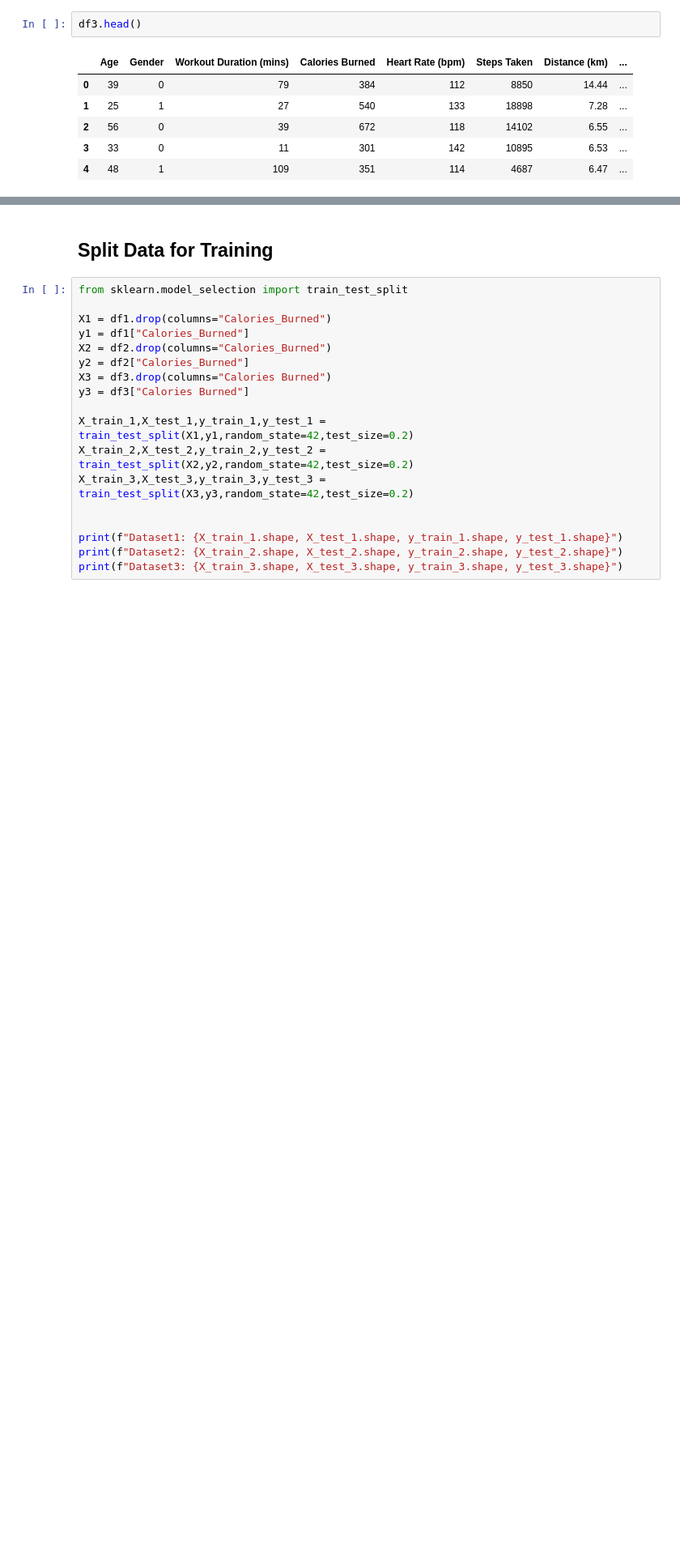
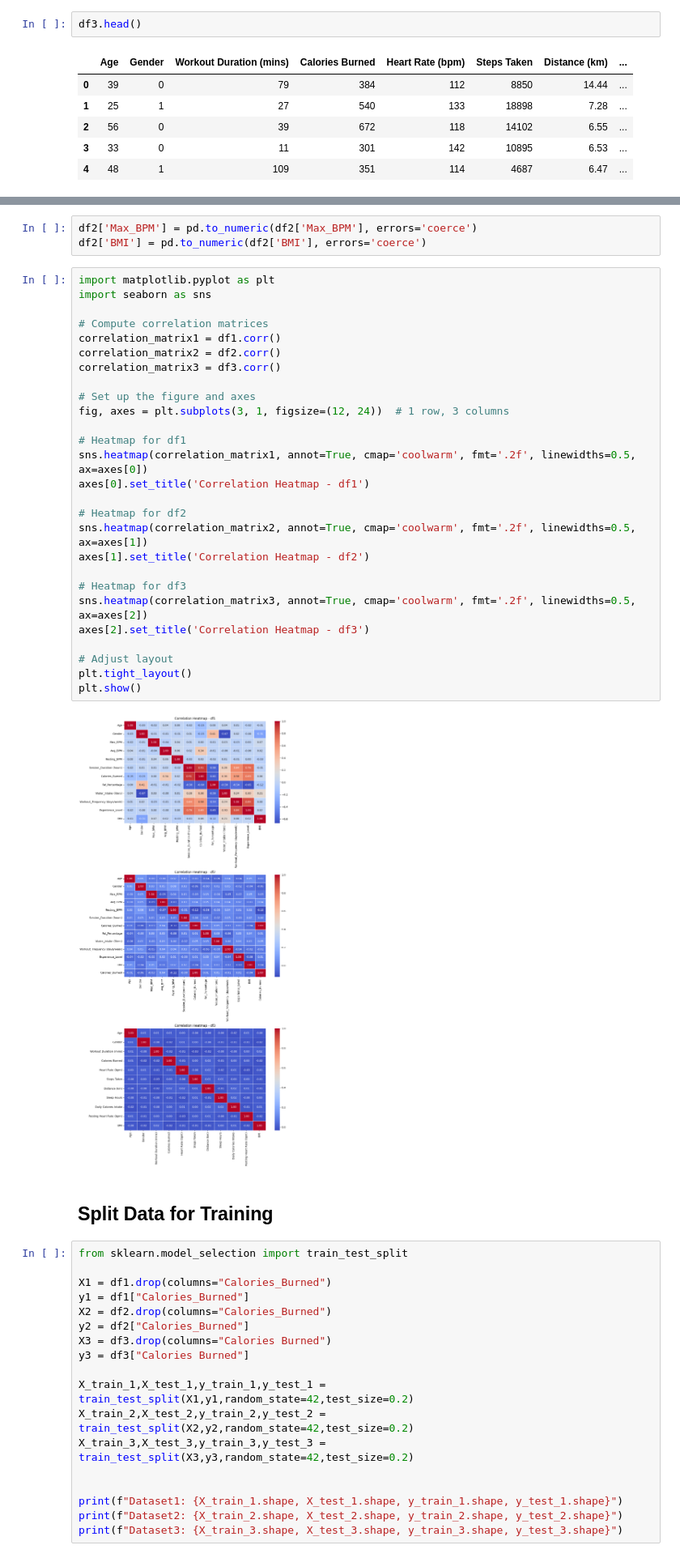
Before and after one commit to william9087/predicting_calories, a Jupyter notebook: x.ipynb, the cells around one changed output, grey strips where cells are left out. Shown at 81% size. Drawn from its saved outputs; the diff is of its cells as text; blank space fills up the shorter version.

Commit message:
Add correlation graph, mse and  update status report doc

```diff
--- a/x.ipynb
+++ b/x.ipynb
@@ -89,3 +90,35 @@ df3.head()
+# %%
+df2['Max_BPM'] = pd.to_numeric(df2['Max_BPM'], errors='coerce')
+df2['BMI'] = pd.to_numeric(df2['BMI'], errors='coerce')
+# %%
+import matplotlib.pyplot as plt
+import seaborn as sns
+
+# Compute correlation matrices
+correlation_matrix1 = df1.corr()
+correlation_matrix2 = df2.corr()
+correlation_matrix3 = df3.corr()
+
+# Set up the figure and axes
+fig, axes = plt.subplots(3, 1, figsize=(12, 24))  # 1 row, 3 columns
+
+# Heatmap for df1
+sns.heatmap(correlation_matrix1, annot=True, cmap='coolwarm', fmt='.2f', linewidths=0.5, ax=axes[0])
+axes[0].set_title('Correlation Heatmap - df1')
+
+# Heatmap for df2
+sns.heatmap(correlation_matrix2, annot=True, cmap='coolwarm', fmt='.2f', linewidths=0.5, ax=axes[1])
+axes[1].set_title('Correlation Heatmap - df2')
+
+# Heatmap for df3
+sns.heatmap(correlation_matrix3, annot=True, cmap='coolwarm', fmt='.2f', linewidths=0.5, ax=axes[2])
+axes[2].set_title('Correlation Heatmap - df3')
+
+# Adjust layout
+plt.tight_layout()
+plt.show()
+# %% [output]
+[figure, added]
 # %% [markdown]
 ## Split Data for Training
 # %%
```
Also changed, not shown: parts of 4 cells of this notebook, 1 other file.
